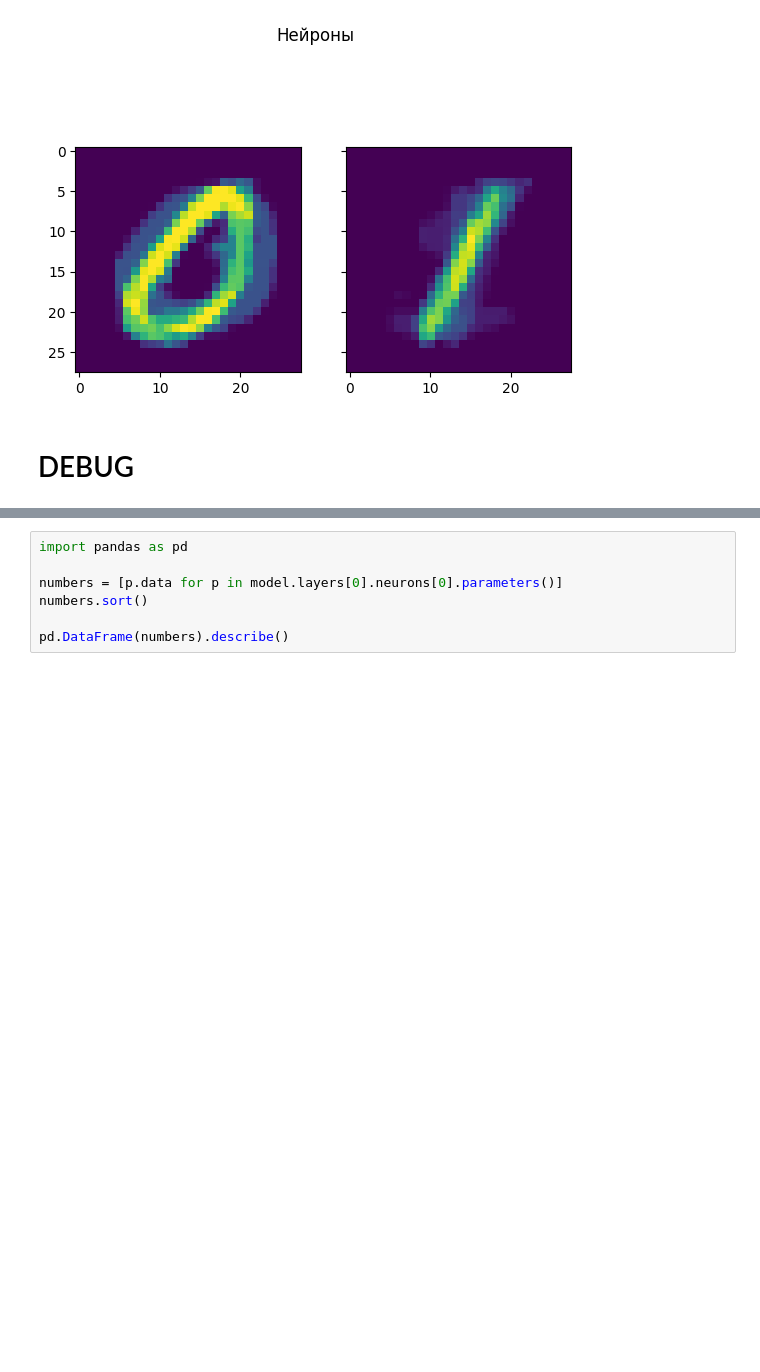
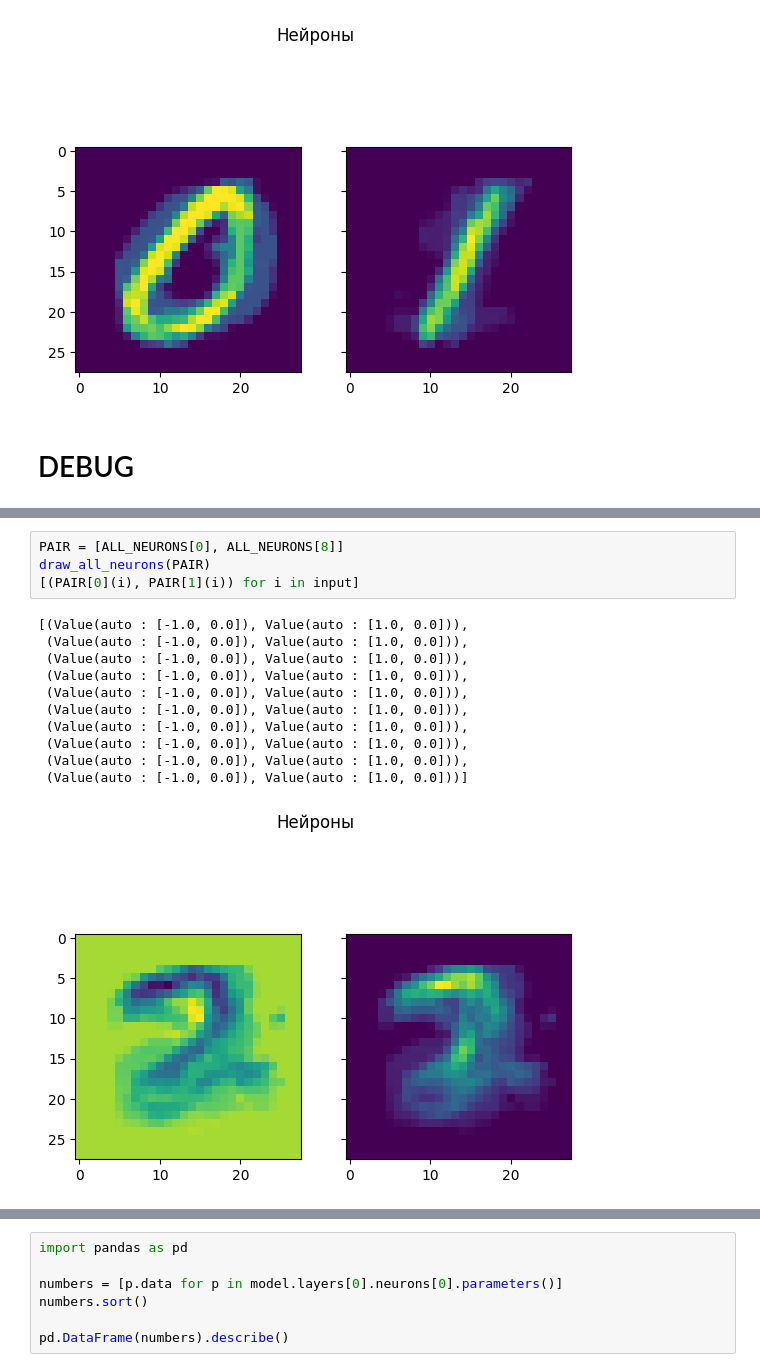
Before and after one commit to AndreyE/micrograd, a Jupyter notebook: mnist.ipynb, the cells around one changed output, grey strips where cells are left out. Saved outputs shown, nothing was run; the diff lists cells and outputs as text; blank space fills up the shorter version.

```diff
--- a/mnist.ipynb
+++ b/mnist.ipynb
@@ -412,0 +406,16 @@ final: loss 0.0, accuracy 100.0%
+# %%
+PAIR = [ALL_NEURONS[0], ALL_NEURONS[8]]
+draw_all_neurons(PAIR)
+[(PAIR[0](i), PAIR[1](i)) for i in input]
+# %% [output]
+[(Value(auto : [-1.0, 0.0]), Value(auto : [1.0, 0.0])),
+ (Value(auto : [-1.0, 0.0]), Value(auto : [1.0, 0.0])),
+ (Value(auto : [-1.0, 0.0]), Value(auto : [1.0, 0.0])),
+ (Value(auto : [-1.0, 0.0]), Value(auto : [1.0, 0.0])),
+ (Value(auto : [-1.0, 0.0]), Value(auto : [1.0, 0.0])),
+ (Value(auto : [-1.0, 0.0]), Value(auto : [1.0, 0.0])),
+ (Value(auto : [-1.0, 0.0]), Value(auto : [1.0, 0.0])),
+ (Value(auto : [-1.0, 0.0]), Value(auto : [1.0, 0.0])),
+ (Value(auto : [-1.0, 0.0]), Value(auto : [1.0, 0.0])),
+ (Value(auto : [-1.0, 0.0]), Value(auto : [1.0, 0.0]))]
+[figure, added]
```
Also changed, not shown: parts of 5 cells of this notebook, 1 other file.
